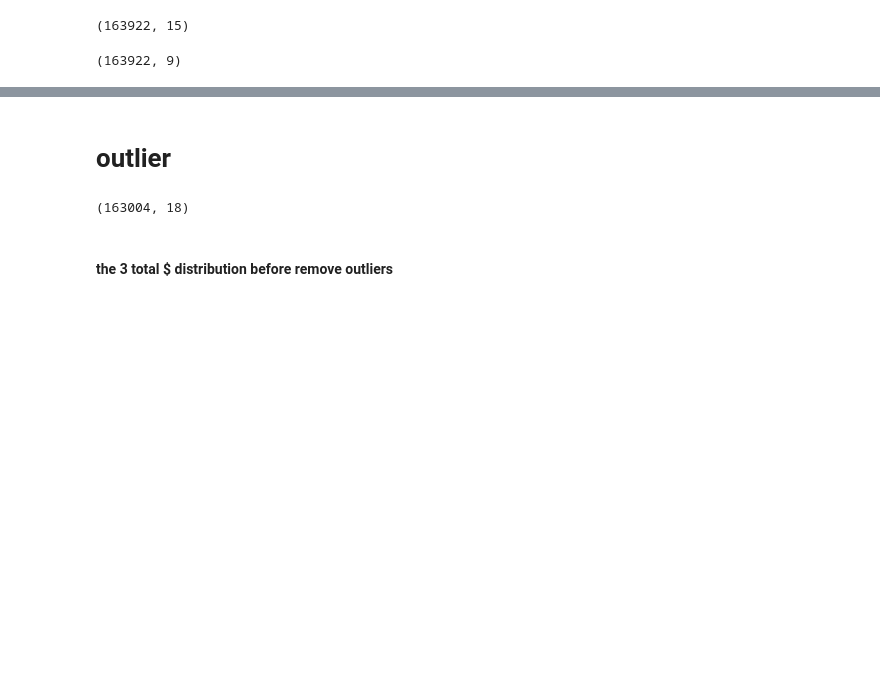
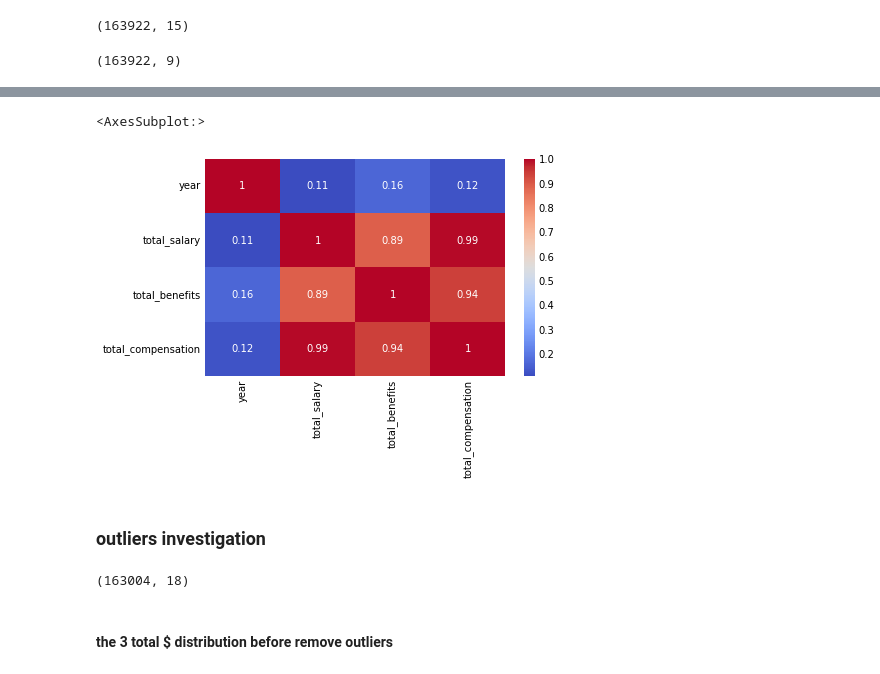
Before and after one commit to susiexia/SF_Employee_Comp_Dash, a Jupyter notebook: sf_comp_jupyter_analytics.ipynb, the cells around one changed output, grey strips where cells are left out. Cells and saved outputs as stored; diff of their text form; code cells hidden in the pictures; blank space fills up the shorter version.

Commit message:
update outliers detection

```diff
--- a/sf_comp_jupyter_analytics.ipynb
+++ b/sf_comp_jupyter_analytics.ipynb
@@ -443,0 +448,4 @@ high_level_df.shape
+# %%
+# corr
+corrMatrix = high_level_df.corr()
+corrMatrix
@@ -444,10 +458,10 @@ high_level_df.shape
 # %%
-# corr
-corrMatrix = df.corr()
-
 sns.heatmap(corrMatrix, annot = True, cmap= 'coolwarm')
+# %% [output]
+<AxesSubplot:>
+[figure, added]
-# %% [markdown]
-# outlier
+# %% [markdown]
+### outliers investigation
 # %%
 outlier_df = df.copy()
 outlier_df.shape
```
Also changed, not shown: parts of 4 cells of this notebook.
